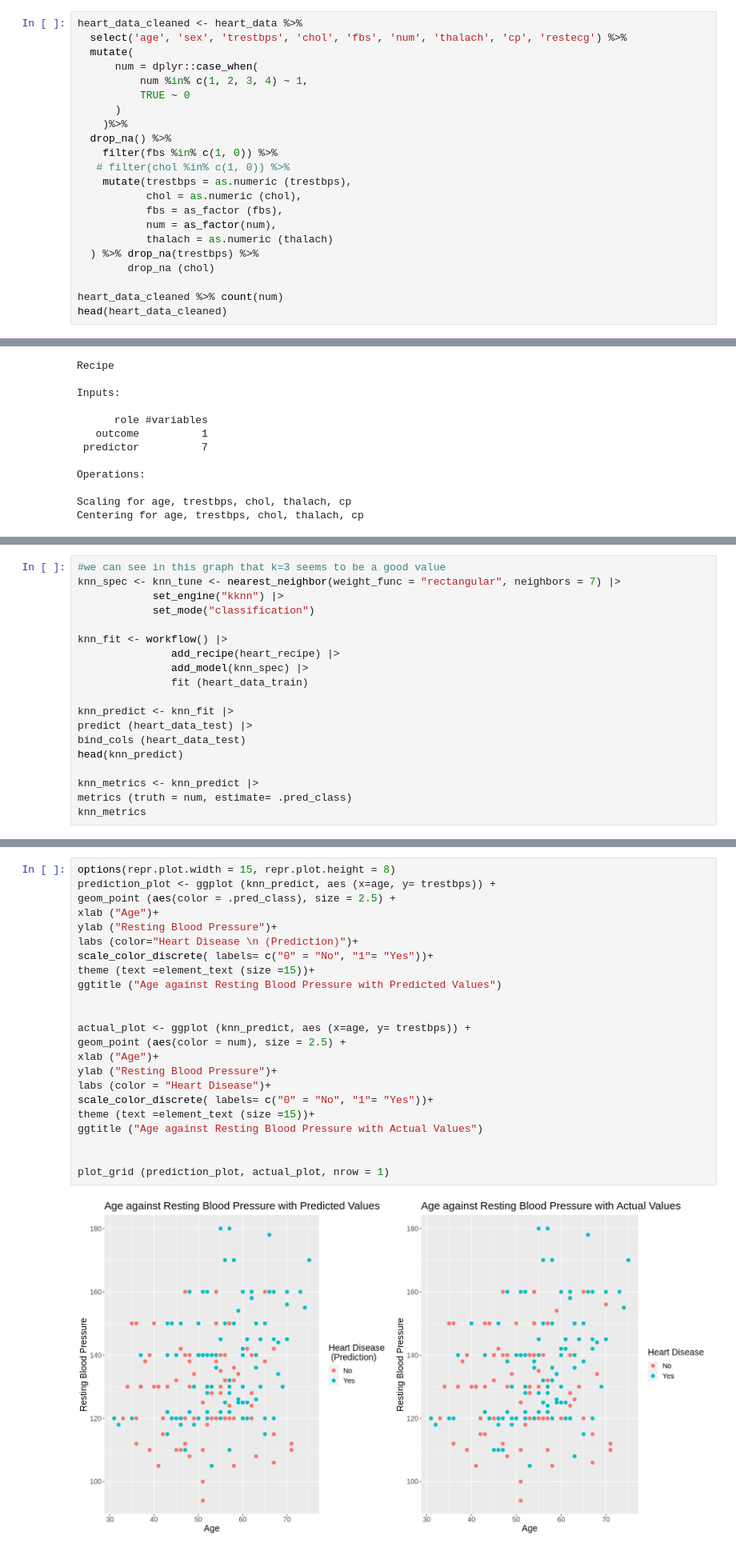
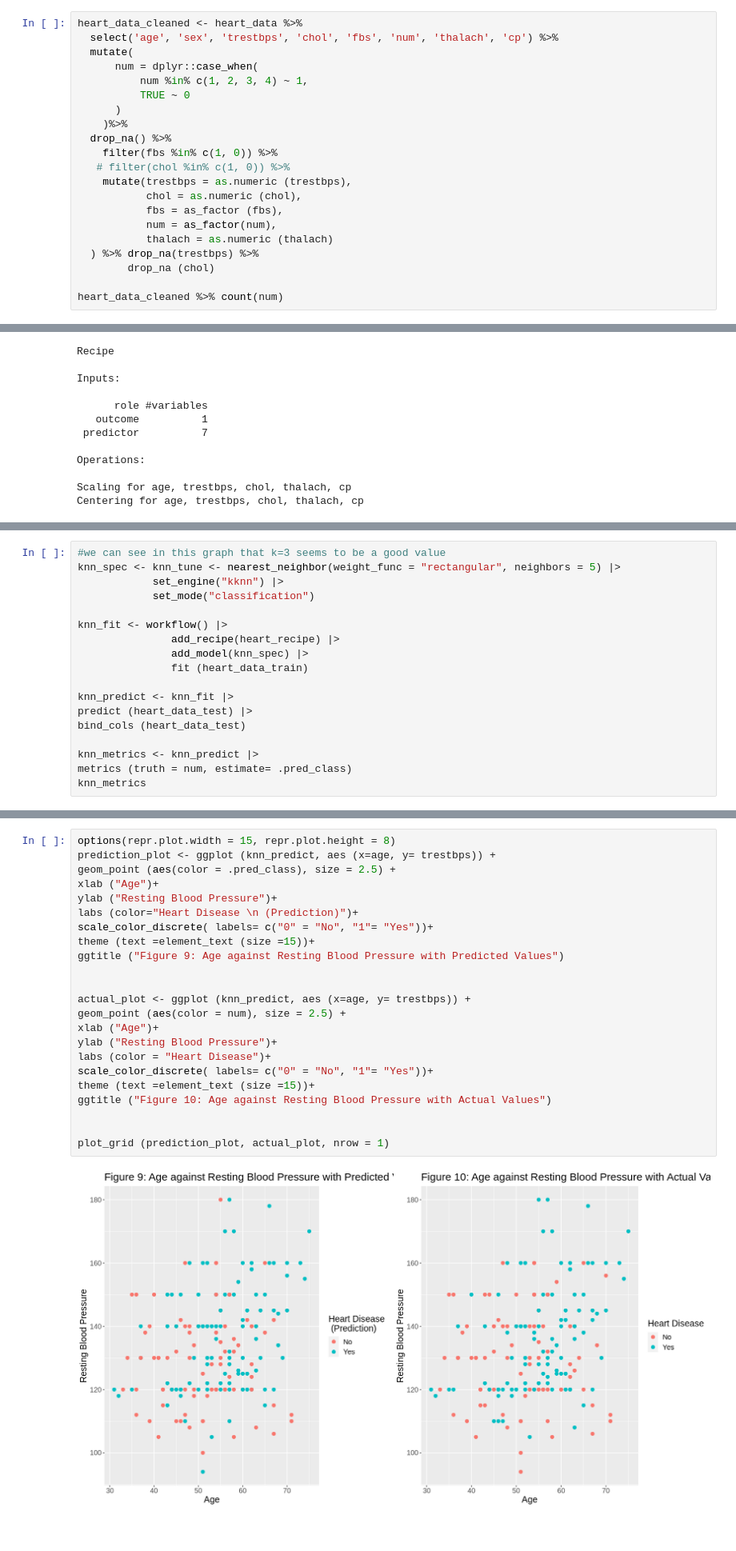
Before and after one commit to rebeccawuu/toy_ds_project, a Jupyter notebook: FinalProject (1).ipynb, the cells around one changed output, grey strips where cells are left out. Shown at 80% size. Drawn from its saved outputs; the diff is of its cells as text.

```diff
--- a/FinalProject (1).ipynb
+++ b/FinalProject (1).ipynb
@@ -53,7 +62,7 @@ dbl (5): X1, X2, X3, X7, X14
 ℹ Specify the column types or set `show_col_types = FALSE` to quiet this message.
 # %%
 heart_data_cleaned <- heart_data %>%
-  select('age', 'sex', 'trestbps', 'chol', 'fbs', 'num', 'thalach', 'cp', 'restecg') %>%
+  select('age', 'sex', 'trestbps', 'chol', 'fbs', 'num', 'thalach', 'cp') %>%
   mutate(
       num = dplyr::case_when(
           num %in% c(1, 2, 3, 4) ~ 1,
@@ -72,7 +81,6 @@ heart_data_cleaned <- heart_data %>%
         drop_na (chol)
 
 heart_data_cleaned %>% count(num)
-head(heart_data_cleaned)
 # %% [output]
 Warning message in mask$eval_all_mutate(quo):
 “NAs introduced by coercion”
@@ -150,6 +311,6 @@ accuracy_plot
 # %%
 #we can see in this graph that k=3 seems to be a good value
-knn_spec <- knn_tune <- nearest_neighbor(weight_func = "rectangular", neighbors = 7) |>
+knn_spec <- knn_tune <- nearest_neighbor(weight_func = "rectangular", neighbors = 5) |>
             set_engine("kknn") |>
             set_mode("classification")
 
@@ -161,7 +322,6 @@ knn_fit <- workflow() |>
 knn_predict <- knn_fit |>
 predict (heart_data_test) |>
 bind_cols (heart_data_test)
-head(knn_predict)
 
 knn_metrics <- knn_predict |>
 metrics (truth = num, estimate= .pred_class)
@@ -220,28 +373,28 @@ plot_grid (prediction_plot, actual_plot, nrow = 1)
 # %%
 options(repr.plot.width = 15, repr.plot.height = 8)
 prediction_plot <- ggplot (knn_predict, aes (x=age, y= trestbps)) +
 geom_point (aes(color = .pred_class), size = 2.5) +
 xlab ("Age")+
 ylab ("Resting Blood Pressure")+
 labs (color="Heart Disease \n (Prediction)")+
 scale_color_discrete( labels= c("0" = "No", "1"= "Yes"))+
 theme (text =element_text (size =15))+
-ggtitle ("Age against Resting Blood Pressure with Predicted Values")
+ggtitle ("Figure 9: Age against Resting Blood Pressure with Predicted Values")
 
 
 actual_plot <- ggplot (knn_predict, aes (x=age, y= trestbps)) +
 geom_point (aes(color = num), size = 2.5) +
 xlab ("Age")+
 ylab ("Resting Blood Pressure")+
 labs (color = "Heart Disease")+
 scale_color_discrete( labels= c("0" = "No", "1"= "Yes"))+
 theme (text =element_text (size =15))+
-ggtitle ("Age against Resting Blood Pressure with Actual Values")
+ggtitle ("Figure 10: Age against Resting Blood Pressure with Actual Values")
 
 
 plot_grid (prediction_plot, actual_plot, nrow = 1)
 # %% [output]
-[figure, old version]
+[figure, new version]
 # %% [markdown]
 **Discussion**
 
```
Also changed, not shown: parts of 20 cells of this notebook.
